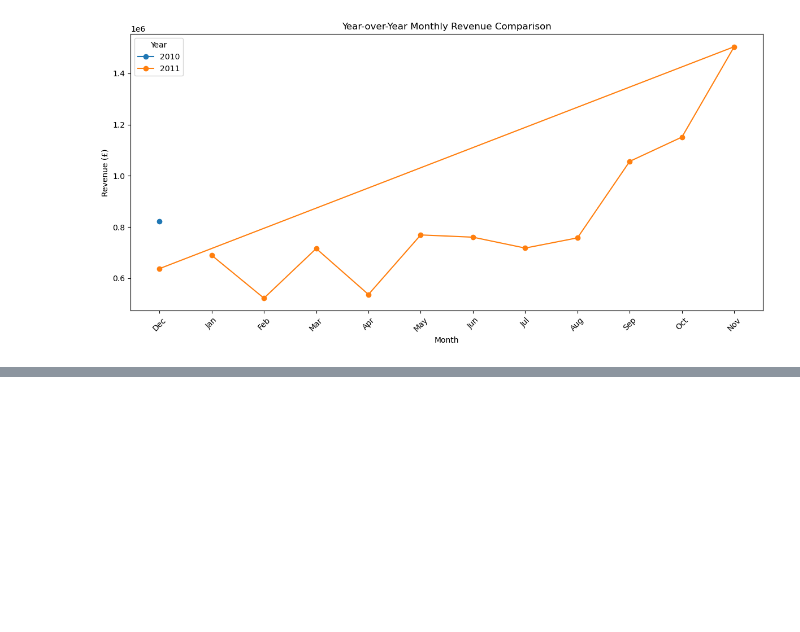
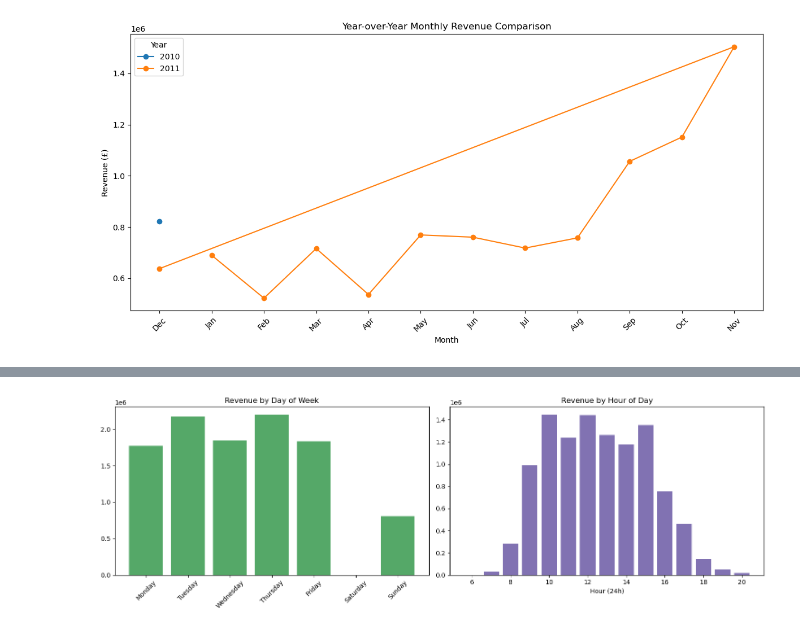
Before and after one commit to itsayushydv/data-analytics-projects, a Jupyter notebook: ecom/notebook/revenue_trend.ipynb, the cells around one changed output, grey strips where cells are left out. Cells and saved outputs as stored; diff of their text form; code cells hidden in the pictures; blank space fills up the shorter version.

Commit message:
feat: add day of week and hour of day revenue analysis

```diff
--- a/ecom/notebook/revenue_trend.ipynb
+++ b/ecom/notebook/revenue_trend.ipynb
@@ -74,0 +79,23 @@ plt.show()
+# %%
+df['dayofweek'] = df['invoicedate'].dt.day_name()
+df['hour'] = df['invoicedate'].dt.hour
+
+dow_order = ['Monday','Tuesday','Wednesday','Thursday','Friday','Saturday','Sunday']
+dow_revenue = df.groupby('dayofweek')['totalprice'].sum().reindex(dow_order)
+hour_revenue = df.groupby('hour')['totalprice'].sum()
+
+fig, axes = plt.subplots(1, 2, figsize=(15, 5))
+
+axes[0].bar(dow_revenue.index, dow_revenue.values, color='#55A868')
+axes[0].set_title('Revenue by Day of Week')
+axes[0].tick_params(axis='x', rotation=45)
+
+axes[1].bar(hour_revenue.index, hour_revenue.values, color='#8172B2')
+axes[1].set_title('Revenue by Hour of Day')
+axes[1].set_xlabel('Hour (24h)')
+
+plt.tight_layout()
+plt.savefig('dow_hour_revenue.png', bbox_inches='tight')
+plt.show()
+# %% [output]
+[figure, added]
```
Also changed, not shown: parts of 1 cell of this notebook, 1 other file.
